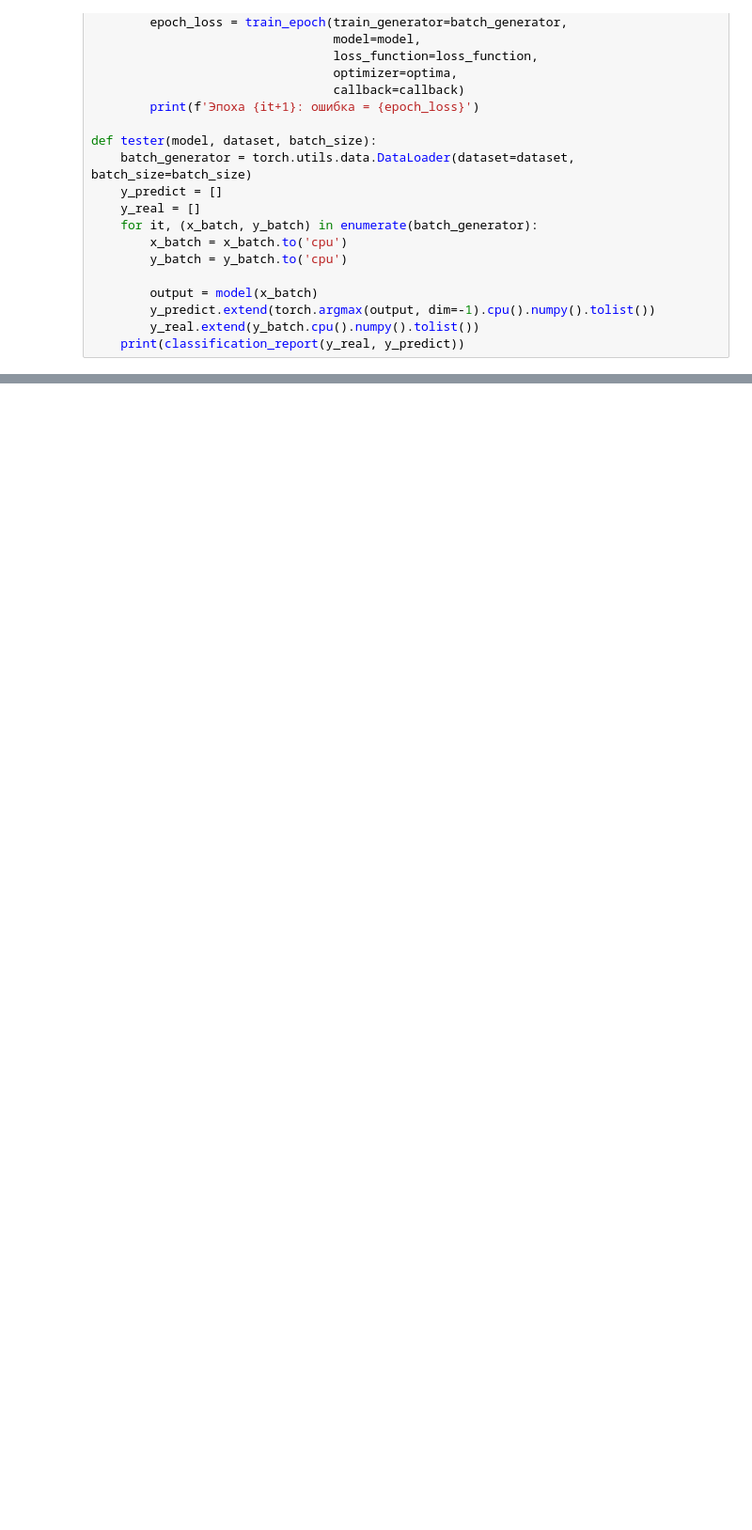
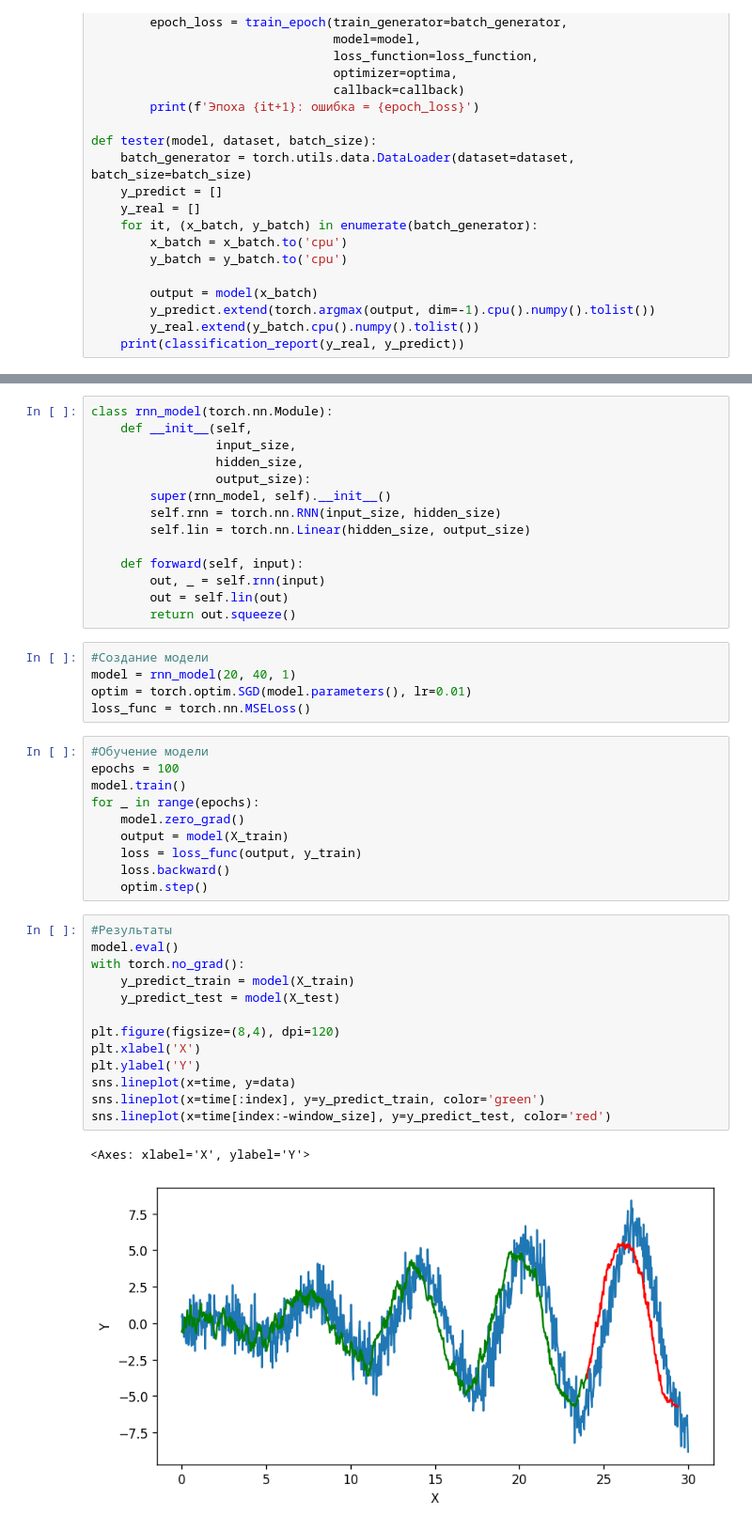
Before and after one commit to StartsevMaksim/ML_Voroncov, a Jupyter notebook: NeuralNetwork.ipynb, the cells around one changed output, grey strips where cells are left out. Shown at 94% size. Drawn from its saved outputs; the diff is of its cells as text; blank space fills up the shorter version.

```diff
--- a/NeuralNetwork.ipynb
+++ b/NeuralNetwork.ipynb
@@ -195,0 +200,45 @@ uModel.test(data_test, 64)
+# %%
+class rnn_model(torch.nn.Module):
+    def __init__(self,
+                 input_size,
+                 hidden_size,
+                 output_size):
+        super(rnn_model, self).__init__()
+        self.rnn = torch.nn.RNN(input_size, hidden_size)
+        self.lin = torch.nn.Linear(hidden_size, output_size)
+
+    def forward(self, input):
+        out, _ = self.rnn(input)
+        out = self.lin(out)
+        return out.squeeze()
+# %%
+#Создание модели
+model = rnn_model(20, 40, 1)
+optim = torch.optim.SGD(model.parameters(), lr=0.01)
+loss_func = torch.nn.MSELoss()
+# %%
+#Обучение модели
+epochs = 100
+model.train()
+for _ in range(epochs):
+    model.zero_grad()
+    output = model(X_train)
+    loss = loss_func(output, y_train)
+    loss.backward()
+    optim.step()
+# %%
+#Результаты
+model.eval()
+with torch.no_grad():
+    y_predict_train = model(X_train)
+    y_predict_test = model(X_test)
+
+plt.figure(figsize=(8,4), dpi=120)
+plt.xlabel('X')
+plt.ylabel('Y')
+sns.lineplot(x=time, y=data)
+sns.lineplot(x=time[:index], y=y_predict_train, color='green')
+sns.lineplot(x=time[index:-window_size], y=y_predict_test, color='red')
+# %% [output]
+<Axes: xlabel='X', ylabel='Y'>
+[figure, added]
```
Also changed, not shown: parts of 17 cells of this notebook, 1 other file.
